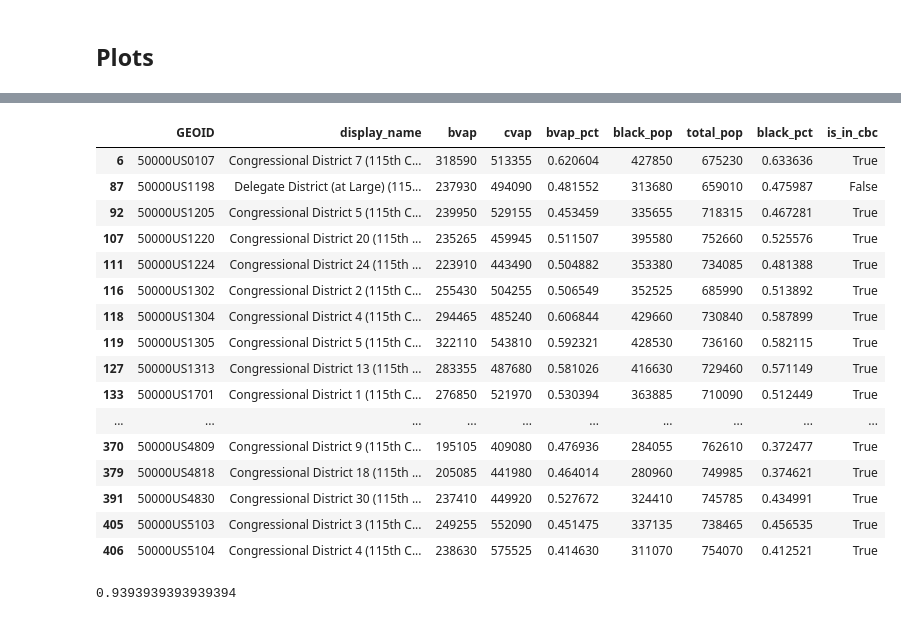
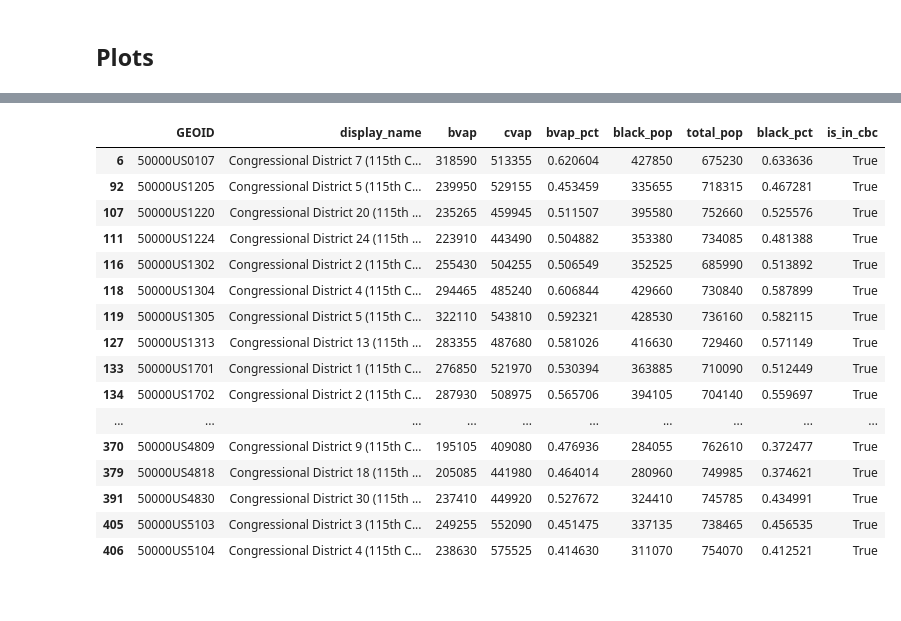
Before and after one commit to gerrymandr/bvap-cbc-notebook, a Jupyter notebook: BVAP_and_CBC.ipynb, the cells around one changed output, grey strips where cells are left out. Cells and saved outputs as stored; diff of their text form; code cells hidden in the pictures.

```diff
--- a/BVAP_and_CBC.ipynb
+++ b/BVAP_and_CBC.ipynb
@@ -29,7 +29,7 @@ cvap["is_in_cbc"] = cvap["GEOID"].apply(lambda geoid: geoid in cbc_geoids)
 cvap = cvap[cvap["GEOID"] != "50000US1198"]
 
 # Remove Puerto Rico
-cvap = cvap[cvap["GEOID"] != "50000US1198"]
+cvap = cvap[cvap["GEOID"] != "50000US7298"]
 
 cvap.to_csv("./data.csv")
 # %% [markdown]
@@ -65,11 +65,9 @@ The 37% BVAP level is an important cutoff point in this dataset. 91.4% of congre
 # %%
-without_dc = cvap[cvap["GEOID"] != "50000US1198"]
-high_bvap = cvap[without_dc["bvap_pct"] >= 0.37]
+high_bvap = cvap[cvap["bvap_pct"] >= 0.37]
 high_bvap
 # %% [output]
 |  | GEOID | display_name | bvap | cvap | bvap_pct | black_pop | total_pop | black_pct | is_in_cbc |
 | 6 | 50000US0107 | Congressional District 7 (115th C... | 318590 | 513355 | 0.620604 | 427850 | 675230 | 0.633636 | True |
-| 87 | 50000US1198 | Delegate District (at Large) (115... | 237930 | 494090 | 0.481552 | 313680 | 659010 | 0.475987 | False |
 | 92 | 50000US1205 | Congressional District 5 (115th C... | 239950 | 529155 | 0.453459 | 335655 | 718315 | 0.467281 | True |
 | 107 | 50000US1220 | Congressional District 20 (115th ... | 235265 | 459945 | 0.511507 | 395580 | 752660 | 0.525576 | True |
 | 111 | 50000US1224 | Congressional District 24 (115th ... | 223910 | 443490 | 0.504882 | 353380 | 734085 | 0.481388 | True |
@@ -78,14 +76,10 @@ high_bvap
 | 119 | 50000US1305 | Congressional District 5 (115th C... | 322110 | 543810 | 0.592321 | 428530 | 736160 | 0.582115 | True |
 | 127 | 50000US1313 | Congressional District 13 (115th ... | 283355 | 487680 | 0.581026 | 416630 | 729460 | 0.571149 | True |
 | 133 | 50000US1701 | Congressional District 1 (115th C... | 276850 | 521970 | 0.530394 | 363885 | 710090 | 0.512449 | True |
+| 134 | 50000US1702 | Congressional District 2 (115th C... | 287930 | 508975 | 0.565706 | 394105 | 704140 | 0.559697 | True |
 | ... | ... | ... | ... | ... | ... | ... | ... | ... | ... |
 | 370 | 50000US4809 | Congressional District 9 (115th C... | 195105 | 409080 | 0.476936 | 284055 | 762610 | 0.372477 | True |
 | 379 | 50000US4818 | Congressional District 18 (115th ... | 205085 | 441980 | 0.464014 | 280960 | 749985 | 0.374621 | True |
 | 391 | 50000US4830 | Congressional District 30 (115th ... | 237410 | 449920 | 0.527672 | 324410 | 745785 | 0.434991 | True |
 | 405 | 50000US5103 | Congressional District 3 (115th C... | 249255 | 552090 | 0.451475 | 337135 | 738465 | 0.456535 | True |
 | 406 | 50000US5104 | Congressional District 4 (115th C... | 238630 | 575525 | 0.414630 | 311070 | 754070 | 0.412521 | True |
-# %%
-percent_in_cbc = sum(high_bvap["is_in_cbc"]) / len(high_bvap)
-print(percent_in_cbc)
-# %% [output]
-0.9393939393939394
```
Also changed, not shown: parts of 3 cells of this notebook, 2 other files.
